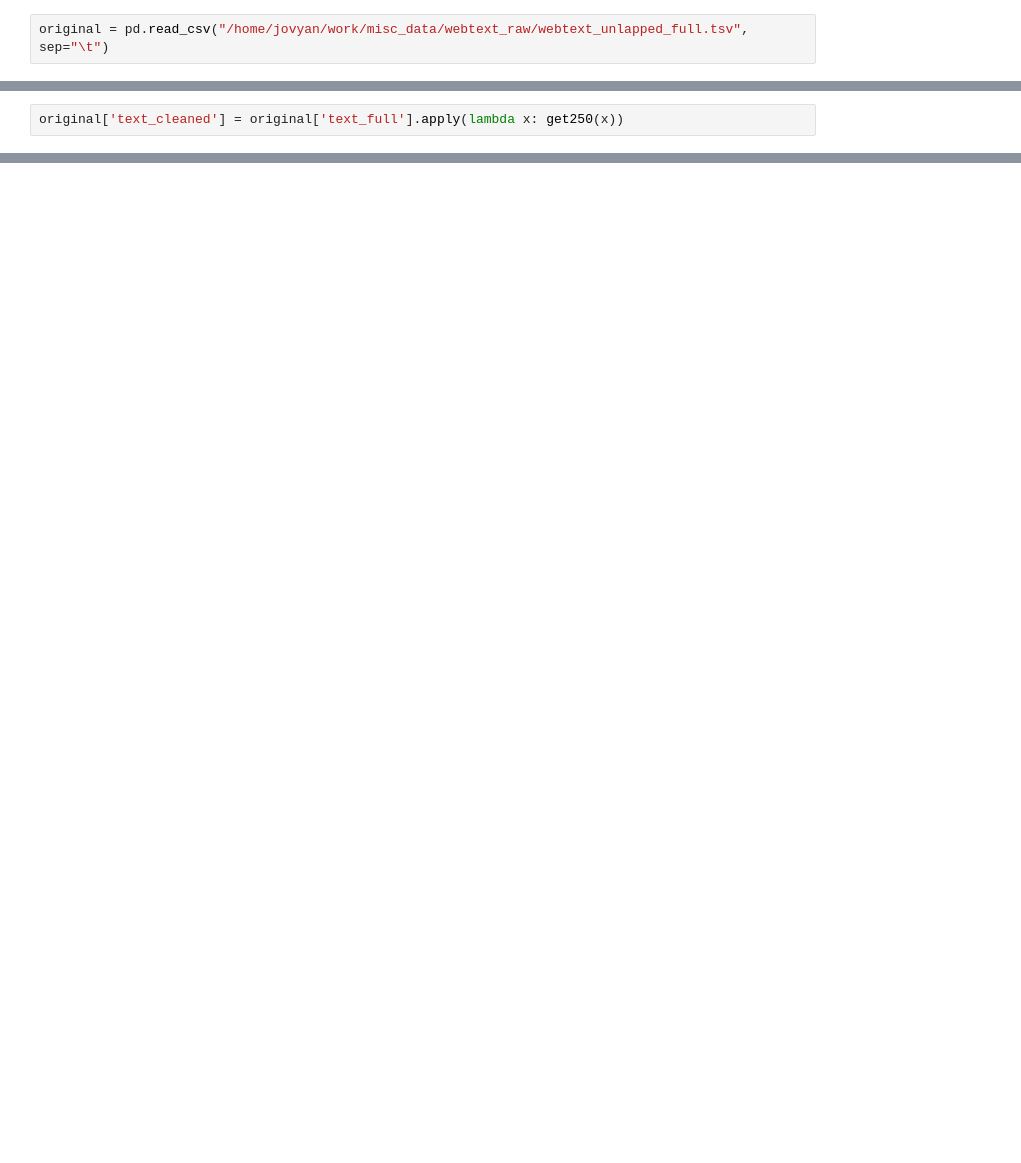
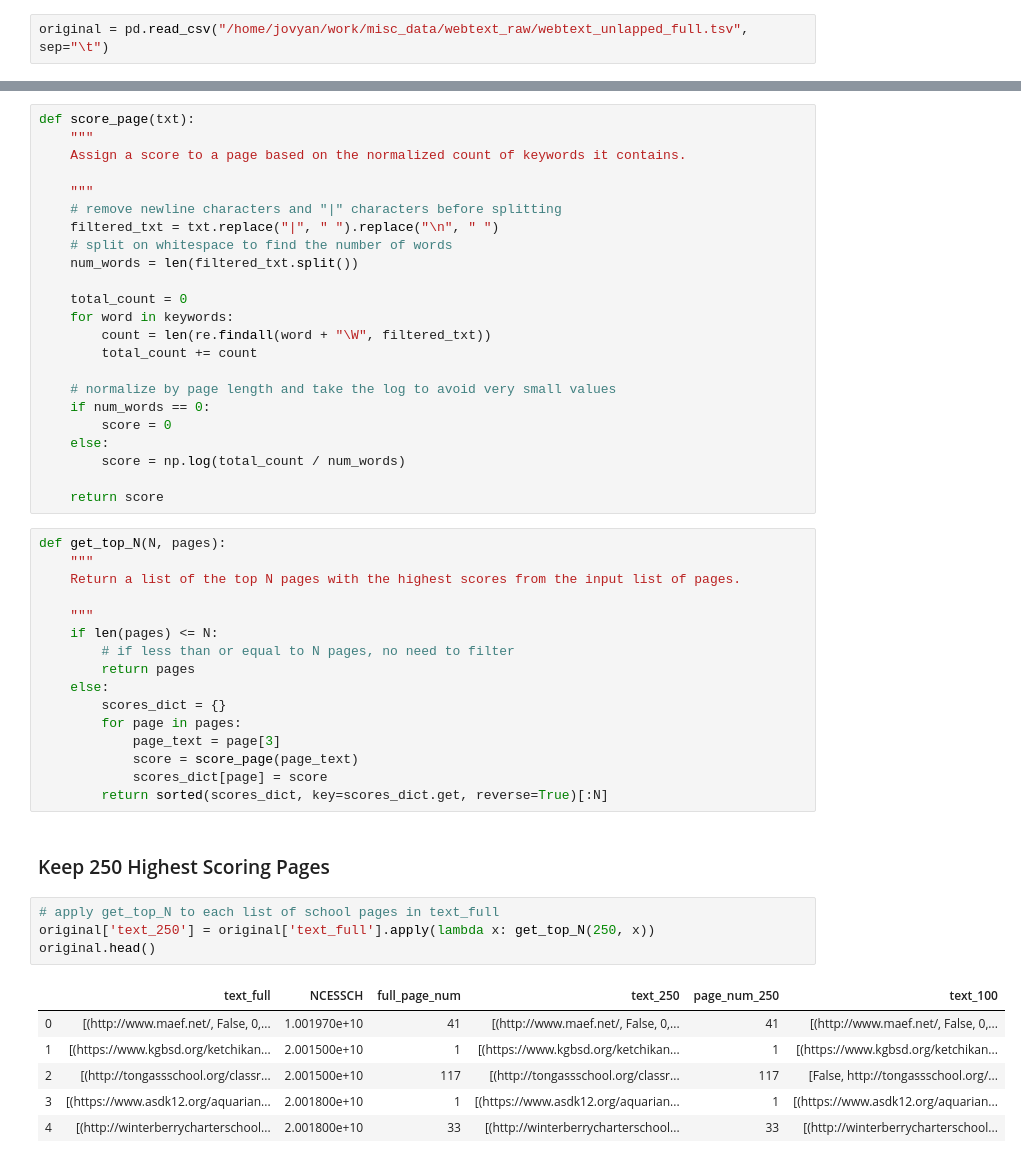
Before and after one commit to comp-strat/text_analysis, a Jupyter notebook: filter_top_pages/filter_pages_250.ipynb, the cells around one changed output, grey strips where cells are left out. Drawn from its saved outputs; the diff is of its cells as text; blank space fills up the shorter version.

```diff
--- a/filter_top_pages/filter_pages_250.ipynb
+++ b/filter_top_pages/filter_pages_250.ipynb
@@ -86,2 +22,0 @@ apply function to each row
-# %%
-original['text_cleaned'] = original['text_full'].apply(lambda x: get250(x))
@@ -115,0 +83,52 @@ cleaned.head()
+# %%
+def score_page(txt):
+    """
+    Assign a score to a page based on the normalized count of keywords it contains.
+
+    """
+    # remove newline characters and "|" characters before splitting
+    filtered_txt = txt.replace("|", " ").replace("\n", " ")
+    # split on whitespace to find the number of words
+    num_words = len(filtered_txt.split())
+
+    total_count = 0
+    for word in keywords:
+        count = len(re.findall(word + "\W", filtered_txt))
+        total_count += count
+
+    # normalize by page length and take the log to avoid very small values
+    if num_words == 0:
+        score = 0
+    else:
+        score = np.log(total_count / num_words)
+
+    return score
+# %%
+def get_top_N(N, pages):
+    """
+    Return a list of the top N pages with the highest scores from the input list of pages.
+
+    """
+    if len(pages) <= N:
+        # if less than or equal to N pages, no need to filter
+        return pages
+    else:
+        scores_dict = {}
+        for page in pages:
+            page_text = page[3]
+            score = score_page(page_text)
+            scores_dict[page] = score
+        return sorted(scores_dict, key=scores_dict.get, reverse=True)[:N]
+# %% [markdown]
+### Keep 250 Highest Scoring Pages
+# %%
+# apply get_top_N to each list of school pages in text_full
+original['text_250'] = original['text_full'].apply(lambda x: get_top_N(250, x))
+original.head()
+# %% [output]
+|  | text_full | NCESSCH | full_page_num | text_250 | page_num_250 | text_100 |
+| 0 | [(http://www.maef.net/, False, 0,... | 1.001970e+10 | 41 | [(http://www.maef.net/, False, 0,... | 41 | [(http://www.maef.net/, False, 0,... |
+| 1 | [(https://www.kgbsd.org/ketchikan... | 2.001500e+10 | 1 | [(https://www.kgbsd.org/ketchikan... | 1 | [(https://www.kgbsd.org/ketchikan... |
+| 2 | [(http://tongassschool.org/classr... | 2.001500e+10 | 117 | [(http://tongassschool.org/classr... | 117 | [False, http://tongassschool.org/... |
+| 3 | [(https://www.asdk12.org/aquarian... | 2.001800e+10 | 1 | [(https://www.asdk12.org/aquarian... | 1 | [(https://www.asdk12.org/aquarian... |
+| 4 | [(http://winterberrycharterschool... | 2.001800e+10 | 33 | [(http://winterberrycharterschool... | 33 | [(http://winterberrycharterschool... |
```
Also changed, not shown: parts of 52 cells of this notebook.
